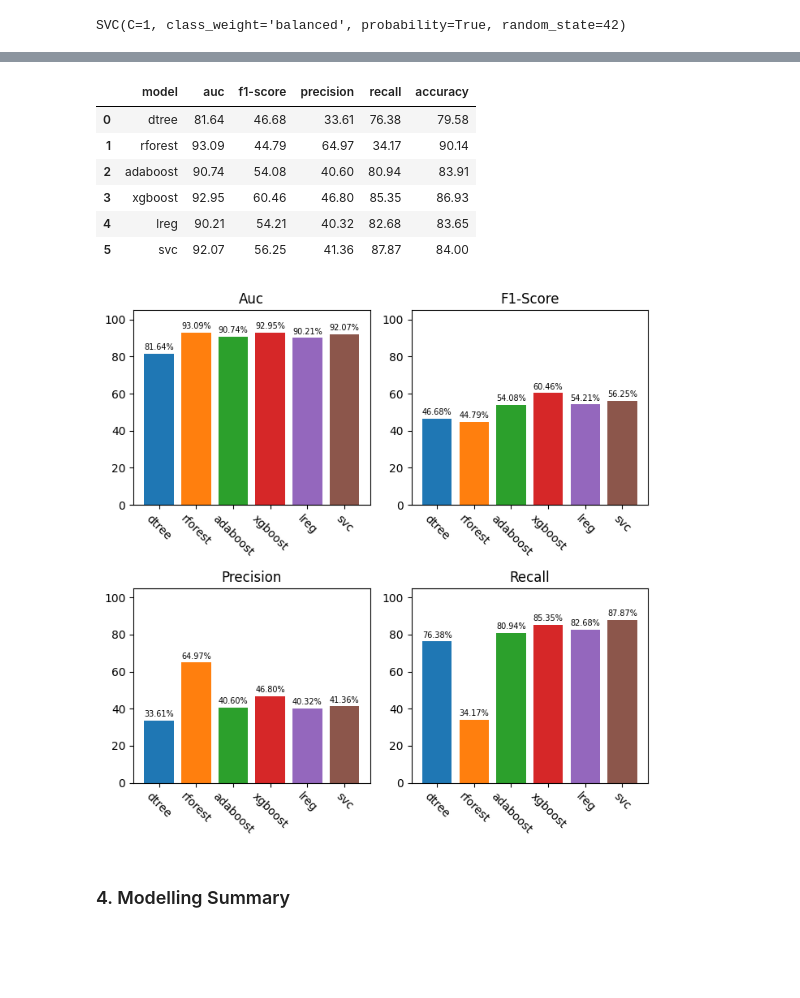
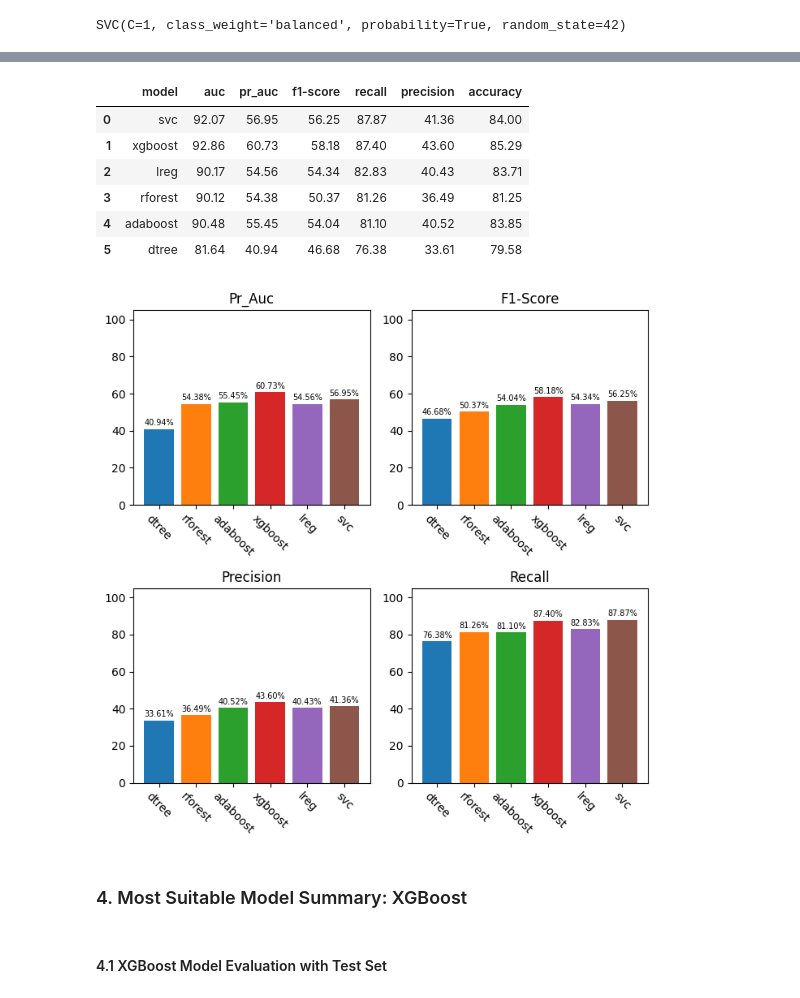
Before and after one commit to JiraLeelas/Bank-Term-Deposit-Prediction, a Jupyter notebook: bank_marketing_modelling.ipynb, the cells around one changed output, grey strips where cells are left out. Saved outputs shown, nothing was run; the diff lists cells and outputs as text; code cells hidden in the pictures; blank space fills up the shorter version.

Commit message:
update-model-readme

```diff
--- a/bank_marketing_modelling.ipynb
+++ b/bank_marketing_modelling.ipynb
@@ -531,14 +591,15 @@ svc_params = {
 }
 scoring_params = {
     "auc": "roc_auc",
-    "f1": "f1"
+    "recall": "recall",
+    "pr_auc": make_scorer(average_precision_score)
 }
 # %%
 grid_search_svc = GridSearchCV(
     estimator=svc_model,
     param_grid=svc_params,
     scoring=scoring_params,
-    refit="auc",
+    refit="recall",
     cv=5,
     return_train_score=True
 )
@@ -567,24 +630,25 @@ dtree = DecisionTreeClassifier(
 )
 
 rforest = RandomForestClassifier(
-    criterion="entropy", max_depth= 20, max_features = "sqrt",
-    n_estimators = 150, bootstrap=True,
+    criterion="entropy", max_depth= 5, max_features = "sqrt",
+    n_estimators = 50, bootstrap=True,
     random_state=SEED, class_weight="balanced"
 )
 
 adaboost = AdaBoostClassifier(
-    learning_rate=1, n_estimators=150,
+    learning_rate=1, n_estimators=100,
     random_state=SEED
 )
 
 xgboost = XGBClassifier(
-    learning_rate=0.1, n_estimators=100,
-    random_state=SEED,
-    device="cuda"
+    learning_rate=0.1, n_estimators=50,
+    seed=SEED,
+    device="cuda",
+    predict_proba=True
 )
 
 lreg = LogisticRegression(
-    C=0.1, penalty="l2",
+    C=1, penalty="l2",
     random_state=SEED,
     class_weight="balanced",
     solver="lbfgs"
@@ -620,6 +684,7 @@ model_list = {
 # %%
 model_metrics = []
 roc_data = []
+pr_data = []
 
 ## Loop through models
 for name, model in model_list.items():
@@ -629,6 +694,7 @@ for name, model in model_list.items():
 
     ## Compute Metrics
     auc_score = roc_auc_score(y_test, y_proba)
+    pr_auc_score = average_precision_score(y_test, y_proba)
     acc_score = accuracy_score(y_test, y_pred)
     f1 = f1_score(y_test, y_pred)
     precision = precision_score(y_test, y_pred)
@@ -638,9 +704,10 @@ for name, model in model_list.items():
     model_metrics.append({
         "model": name,
         "auc": round(auc_score*100, 2),
+        "pr_auc": round(pr_auc_score * 100, 2),
         "f1-score": round(f1*100, 2),
+        "recall": round(recall*100, 2),
         "precision": round(precision*100, 2),
-        "recall": round(recall*100, 2),
         "accuracy": round(acc_score*100, 2)
     })
 
@@ -653,3 +720,14 @@ for name, model in model_list.items():
         "tpr": true_pos_rate,
         "thresh": thresh
     })
+
+    ## Get Precision Recall Curve
+    precision, recall, pr_thresh = precision_recall_curve(y_test, y_proba)
+    auc_pr = auc(recall, precision)
+    pr_data.append({
+        "model": name,
+        "auc_pr": auc_pr,
+        "precision": precision,
+        "recall": recall,
+        "thresh": pr_thresh
+    })
@@ -675,15 +784,15 @@ plt.show();
 # %%
 ### Compare result for multiple models - Tabular Data Comparision
 model_metric_results = pd.DataFrame(model_metrics)
-model_metric_results
+model_metric_results.sort_values(by=["recall", "pr_auc", "f1-score", "auc", "precision"], ascending=False).reset_index(drop=True)
 # %% [output]
-|  | model | auc | f1-score | precision | recall | accuracy |
-| 0 | dtree | 81.64 | 46.68 | 33.61 | 76.38 | 79.58 |
-| 1 | rforest | 93.09 | 44.79 | 64.97 | 34.17 | 90.14 |
-| 2 | adaboost | 90.74 | 54.08 | 40.60 | 80.94 | 83.91 |
-| 3 | xgboost | 92.95 | 60.46 | 46.80 | 85.35 | 86.93 |
-| 4 | lreg | 90.21 | 54.21 | 40.32 | 82.68 | 83.65 |
-| 5 | svc | 92.07 | 56.25 | 41.36 | 87.87 | 84.00 |
+|  | model | auc | pr_auc | f1-score | recall | precision | accuracy |
+| 0 | svc | 92.07 | 56.95 | 56.25 | 87.87 | 41.36 | 84.00 |
+| 1 | xgboost | 92.86 | 60.73 | 58.18 | 87.40 | 43.60 | 85.29 |
+| 2 | lreg | 90.17 | 54.56 | 54.34 | 82.83 | 40.43 | 83.71 |
+| 3 | rforest | 90.12 | 54.38 | 50.37 | 81.26 | 36.49 | 81.25 |
+| 4 | adaboost | 90.48 | 55.45 | 54.04 | 81.10 | 40.52 | 83.85 |
+| 5 | dtree | 81.64 | 40.94 | 46.68 | 76.38 | 33.61 | 79.58 |
 # %%
 model_colors = {
     "dtree": "#1F77B4", # Blue
@@ -691,34 +800,37 @@ model_colors = {
     "adaboost": "#2CA02C", # green
     "xgboost": "#D62728", # red
     "lreg": "#9467BD", # purple
     "svc": "#8C564B", # brown
 } # Color ref: https://scottplot.net/cookbook/5.0/palettes/
-plot_metrics = ["auc", "f1-score", "precision", "recall"]
+plot_metrics = ["pr_auc", "f1-score", "precision", "recall"]
 
 ## Loop and Plot
 fig, axs = plt.subplots(nrows=2, ncols=2, figsize=(7,7))
 axs_flat = axs.flatten()
 for metric, axis in zip(plot_metrics, axs_flat):
     colors = [model_colors[model] for model in model_metric_results["model"]]
     axis.bar(
         model_metric_results["model"],
         model_metric_results[metric],
         color=colors # accept only list
     )
     axis.set_title(metric.title())
     axis.set_ylim(0, 105)
     axis.set_xticklabels(model_metric_results["model"], rotation=-45)
 
     ## Plot Percentage
     for bar in axis.patches:
         axis.text(
             bar.get_x() + bar.get_width()/2,
             bar.get_height() + 2,
             f"{bar.get_height():.2f}%",
             ha="center", fontsize=7, color="black")
 plt.tight_layout()
+# plt.savefig(".//md_plots//params-comp.png", bbox_inches="tight")
 plt.show();
 # %% [output]
-[figure, old version]
+[figure, new version]
 # %% [markdown]
-### 4. Modelling Summary
+### 4. Most Suitable Model Summary: XGBoost
+# %% [markdown]
+#### 4.1 XGBoost Model Evaluation with Test Set
```
Also changed, not shown: parts of 53 cells of this notebook, 8 other files.
